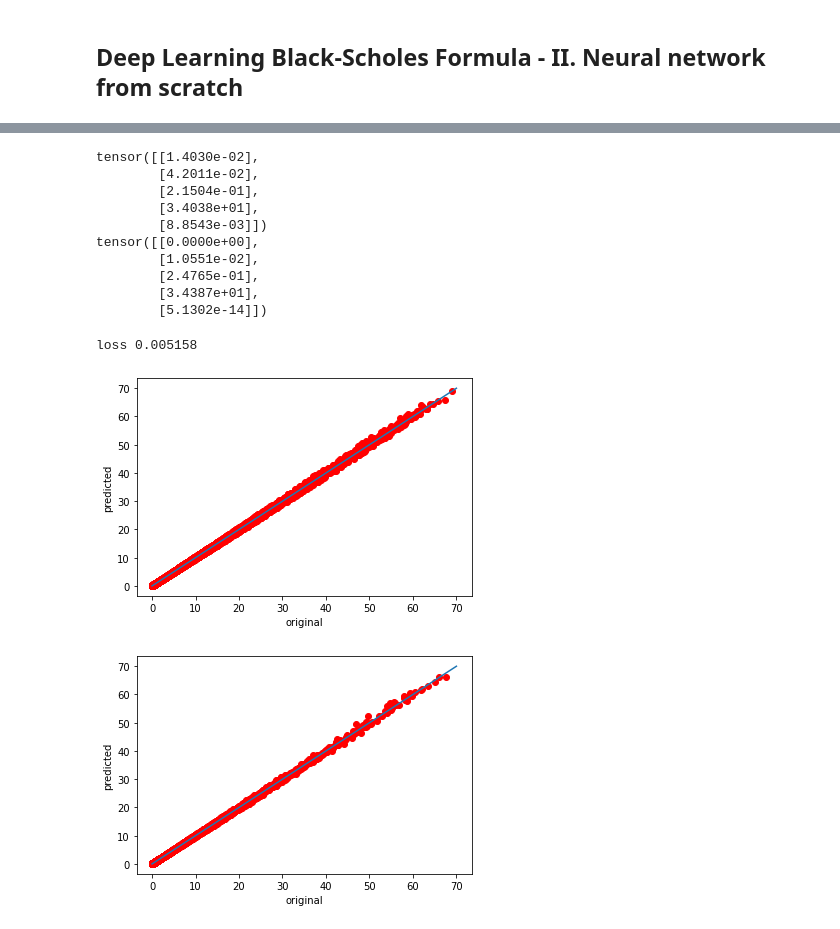
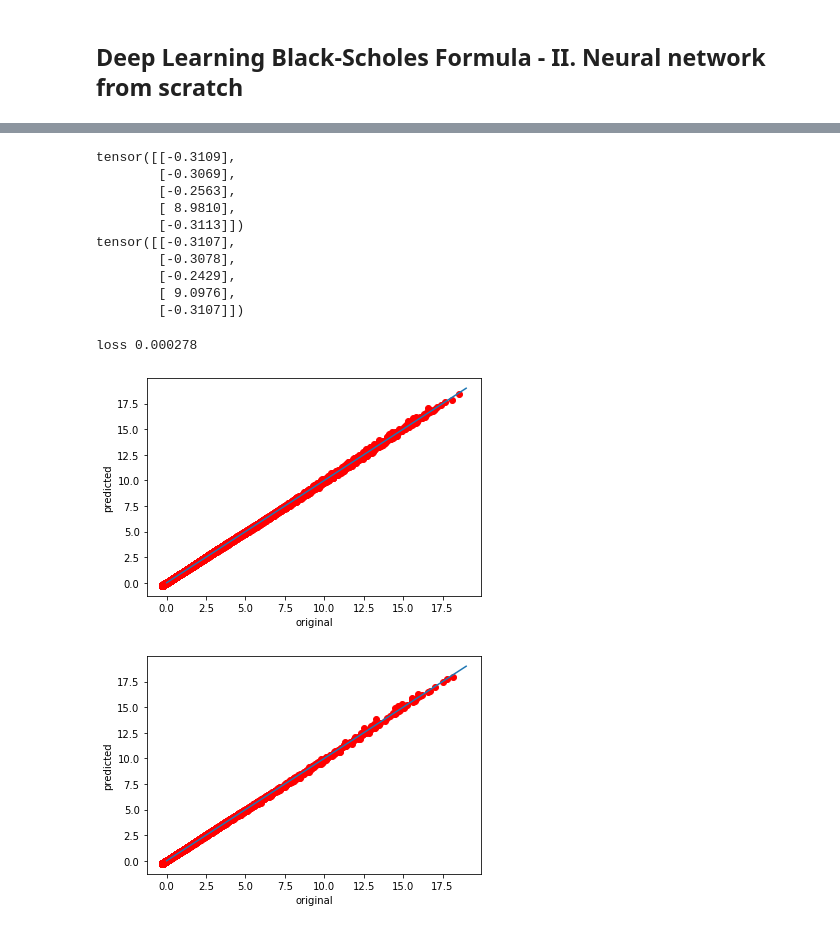
Before and after one commit to tmtsf/deep-learning, a Jupyter notebook: code/02-quant_finance/src/black_scholes_ii.ipynb, the cells around one changed output, grey strips where cells are left out. Cells and saved outputs as stored; diff of their text form; code cells hidden in the pictures.

Commit message:
use normalized data for training and testing

```diff
--- a/code/02-quant_finance/src/black_scholes_ii.ipynb
+++ b/code/02-quant_finance/src/black_scholes_ii.ipynb
@@ -13,5 +13,9 @@ with open('../data/black_scholes_with_greeks.csv', newline='\n') as csvfile:
     dataset.append(row)
 
 train_set, test_set = np.array(dataset[:240000], dtype=float), np.array(dataset[240000:], dtype=float)
-train_features, train_labels = torch.from_numpy(train_set[:, 0:5]), torch.from_numpy(train_set[:, 5]).reshape(-1, 1)
-test_features, test_labels = torch.from_numpy(test_set[:, 0:5]), torch.from_numpy(test_set[:, 5]).reshape(-1, 1)
+
+mean = np.mean(train_set, axis=0)
+std = np.std(train_set, axis=0)
+
+train_set_norm = (train_set - mean) / std
+test_set_norm = (test_set - mean) / std
@@ -18,3 +31,6 @@ test_features, test_labels = torch.from_numpy(test_set[:, 0:5]), torch.from_nump
+# %%
+train_features, train_labels = torch.from_numpy(train_set_norm[:, 0:5]), torch.from_numpy(train_set_norm[:, 5]).reshape(-1, 1)
+test_features, test_labels = torch.from_numpy(test_set_norm[:, 0:5]), torch.from_numpy(test_set_norm[:, 5]).reshape(-1, 1)
 # %%
 batch_size = 128
 train_iter = torch.utils.data.DataLoader(torch.utils.data.TensorDataset(train_features, train_labels),
@@ -57,12 +73,11 @@ class Model(torch.nn.Module):
     self.b5 = params[9]
 
   def forward(self, x):
-    out = self.softplus(x)
-    out = self.softplus(torch.matmul(out,   self.w1) + self.b1)
-    out = self.softplus(torch.matmul(out, self.w2) + self.b2)
-    out = self.softplus(torch.matmul(out, self.w3) + self.b3)
-    out = self.softplus(torch.matmul(out, self.w4) + self.b4)
-    out = torch.matmul(out, self.w5) + self.b5
+    out = torch.matmul(self.softplus(x),   self.w1) + self.b1
+    out = torch.matmul(self.softplus(out), self.w2) + self.b2
+    out = torch.matmul(self.softplus(out), self.w3) + self.b3
+    out = torch.matmul(self.softplus(out), self.w4) + self.b4
+    out = torch.matmul(self.softplus(out), self.w5) + self.b5
     return out
 
 model = Model(params)
@@ -90,36 +106,36 @@ with torch.no_grad():
   print(model(train_features[:5].float()))
   print(train_labels[:5].float())
 # %% [output]
-tensor([[1.4030e-02],
-        [4.2011e-02],
-        [2.1504e-01],
-        [3.4038e+01],
-        [8.8543e-03]])
-tensor([[0.0000e+00],
-        [1.0551e-02],
-        [2.4765e-01],
-        [3.4387e+01],
-        [5.1302e-14]])
+tensor([[-0.3109],
+        [-0.3069],
+        [-0.2563],
+        [ 8.9810],
+        [-0.3113]])
+tensor([[-0.3107],
+        [-0.3078],
+        [-0.2429],
+        [ 9.0976],
+        [-0.3107]])
 # %%
 with torch.no_grad():
   l = loss(model(test_features.float()), test_labels.float())
   print(f'loss {l:f}')
 # %% [output]
-loss 0.005158
+loss 0.000278
 # %%
 torch.save(model.state_dict(), '../save/black_scholes_scratch.ckpt')
 # %%
 with torch.no_grad():
   predicted = model(train_features.float()).numpy().reshape(-1)
   original = train_labels.numpy().reshape(-1)
 
   plt.plot(original, predicted, 'ro')
   plt.xlabel("original")
   plt.ylabel("predicted")
-  plt.plot([0, 70], [0, 70])
+  plt.plot([0, 19], [0, 19])
   plt.show()
 # %% [output]
-[figure, old version]
+[figure, new version]
 # %%
 with torch.no_grad():
   predicted = model(test_features.float()).numpy().reshape(-1)
@@ -128,7 +144,7 @@ with torch.no_grad():
   plt.plot(original, predicted, 'ro')
   plt.xlabel("original")
   plt.ylabel("predicted")
-  plt.plot([0, 70], [0, 70])
+  plt.plot([0, 19], [0, 19])
   plt.show()
 # %% [output]
-[figure, old version]
+[figure, new version]
```
Also changed, not shown: parts of 3 cells of this notebook, 2 other files.
